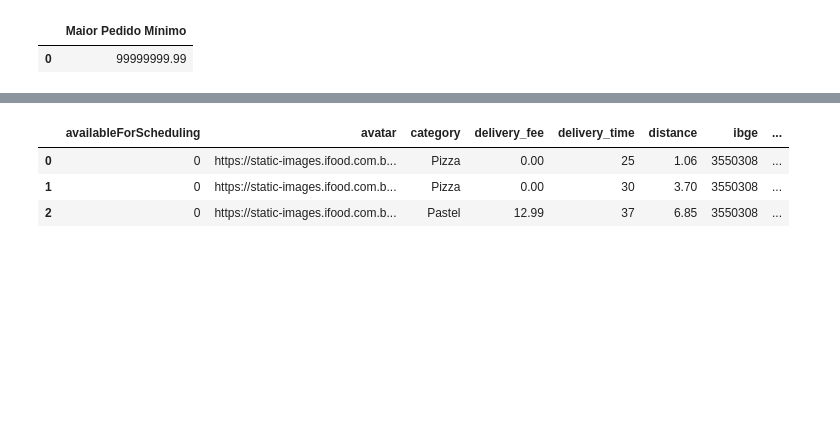
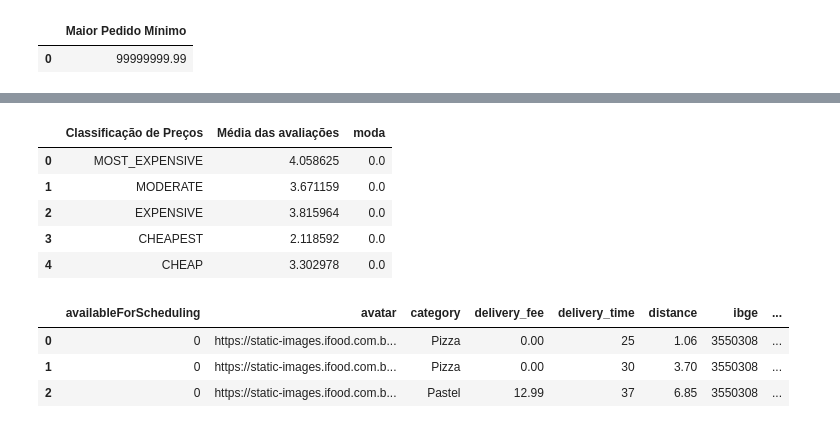
Before and after one commit to LeonardoHBritoo/Querys-Dados-Ifood, a Jupyter notebook: LendoDeArquivo.ipynb, the cells around one changed output, grey strips where cells are left out. Cells and saved outputs as stored; diff of their text form; code cells hidden in the pictures; blank space fills up the shorter version.

```diff
--- a/LendoDeArquivo.ipynb
+++ b/LendoDeArquivo.ipynb
@@ -215,0 +228,30 @@ ps.sqldf(
+# %%
+# Pergunta 8: Os restaurantes mais bem avaliados são os mais caros ?
+ps.sqldf(
+"""
+SELECT
+    DISTINCT A.price_range AS 'Classificação de Preços',
+    AVG(A.rating) AS 'Média das avaliações',
+    B.moda
+
+
+FROM ifood AS A
+INNER JOIN (SELECT
+            rating AS moda,
+            price_range,
+            COUNT(rating) AS frequencia
+        FROM ifood
+        GROUP BY price_range
+        ORDER BY frequencia  ) AS B ON A.price_range = B.price_range
+
+GROUP BY "Classificação de Preços"
+ORDER BY "Classificação de Preços" DESC
+"""
+)
+# %% [output]
+|  | Classificação de Preços | Média das avaliações | moda |
+| 0 | MOST_EXPENSIVE | 4.058625 | 0.0 |
+| 1 | MODERATE | 3.671159 | 0.0 |
+| 2 | EXPENSIVE | 3.815964 | 0.0 |
+| 3 | CHEAPEST | 2.118592 | 0.0 |
+| 4 | CHEAP | 3.302978 | 0.0 |
```
Also changed, not shown: parts of 4 cells of this notebook.
